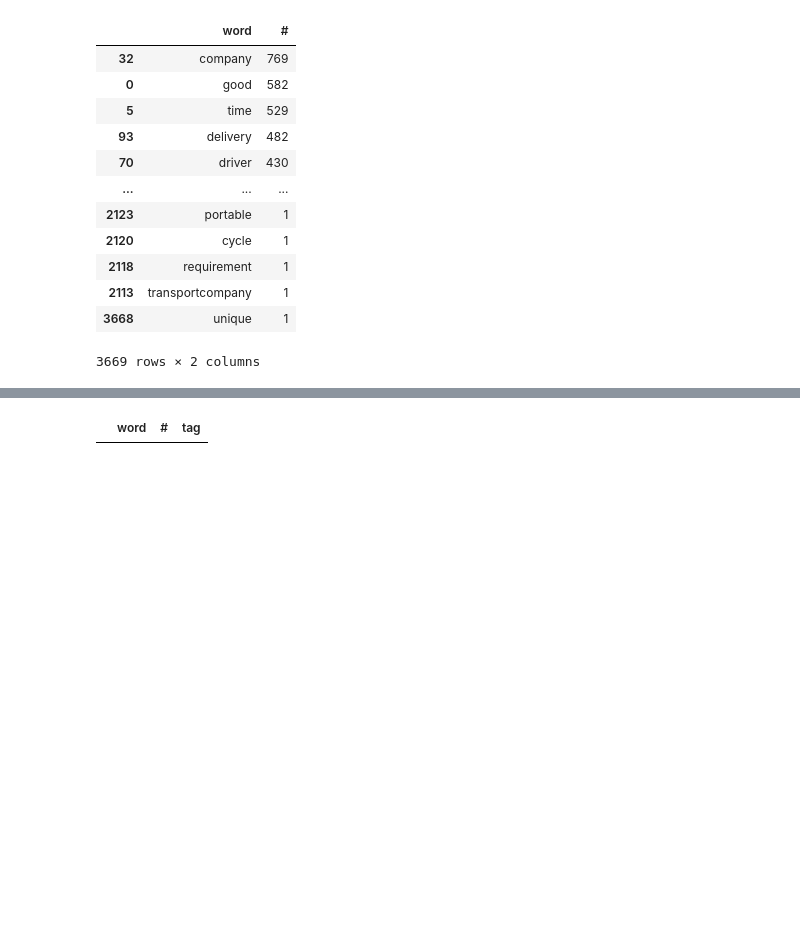
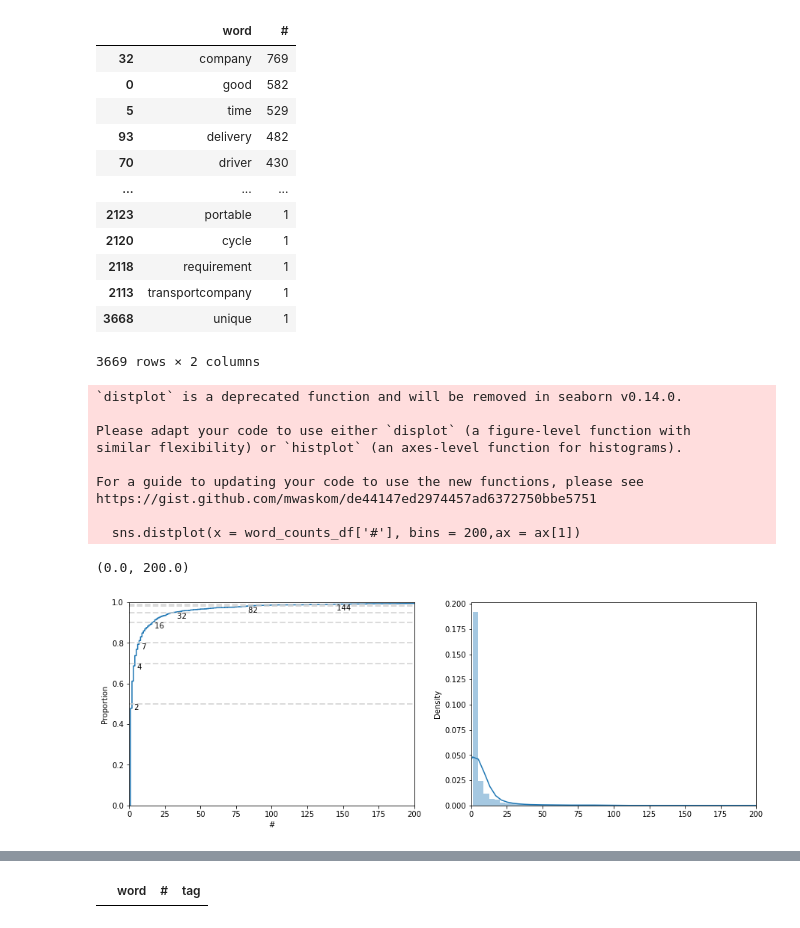
Before and after one commit to GSSaac/TOMlogistics, a Jupyter notebook: gs_WP2_logistics_lexicon.ipynb, the cells around one changed output, grey strips where cells are left out. Cells and saved outputs as stored; diff of their text form; code cells hidden in the pictures; blank space fills up the shorter version.

```diff
--- a/gs_WP2_logistics_lexicon.ipynb
+++ b/gs_WP2_logistics_lexicon.ipynb
@@ -189,6 +189,39 @@ word_counts_df = word_counts_df[~word_counts_df['tag'].isin(['SYM','SPACE',#'ADJ
                                          'SCONJ','PUNCT', 'X', 'ADP',
                                          'AUX','CCONJ','DET','INTJ',
                                          'NUM','PART','PRON','PROPN'])]
+# %%
+fig,ax = plt.subplots(1,2, figsize = (15,5))
+sns.ecdfplot(data = word_counts_df,x = '#',ax = ax[0])
+
+for line in ax[0].get_lines():
+
+    for y_special in [0.5, 0.7, 0.8, 0.9, 0.95, 0.98, 0.99]:
+        x, y = line.get_data()
+        ind = np.argwhere(y >= y_special)[0, 0]  # first index where y is larger than y_special
+        # x[ind] is the desired x-value
+        ax[0].text(x[ind], y_special, f' {x[ind]:.0f}', ha='left', va='top') # maybe color=line.get_color()
+        ax[0].axhline(y_special, linestyle='--', color='#cfcfcf', lw=2, alpha=0.75)
+ax[0].set_xlim([0,200])
+
+sns.distplot(x = word_counts_df['#'], bins = 200,ax = ax[1])
+ax[1].set_xlim([0,200])
+
+# ax[0].axline((0, 0.5), slope=0, color='r')
+# ax[0].axline((0, 0.8), slope=0, color='r')
+# ax[0].axline((10, 0), slope=90, color='r')
+# ax[0].axline((20, 0), slope=90, color='r')
+# %% [output]
+`distplot` is a deprecated function and will be removed in seaborn v0.14.0.
+
+Please adapt your code to use either `displot` (a figure-level function with
+similar flexibility) or `histplot` (an axes-level function for histograms).
+
+For a guide to updating your code to use the new functions, please see
+https://gist.github.com/mwaskom/de44147ed2974457ad6372750bbe5751
+
+  sns.distplot(x = word_counts_df['#'], bins = 200,ax = ax[1])
+(0.0, 200.0)
+[figure, added]
 # %%
 print(np.unique(word_counts_df['tag']))
 # %% [output]
```
Also changed, not shown: parts of 42 cells of this notebook, 4 other files.
